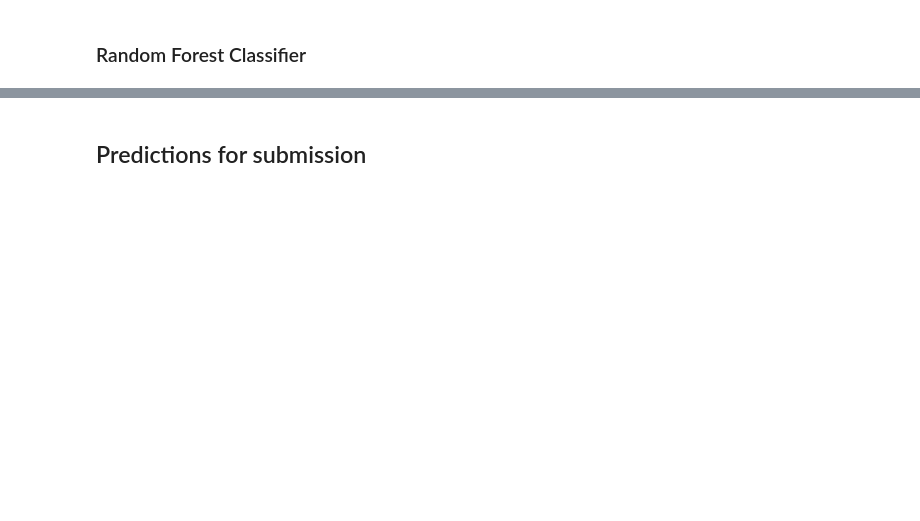
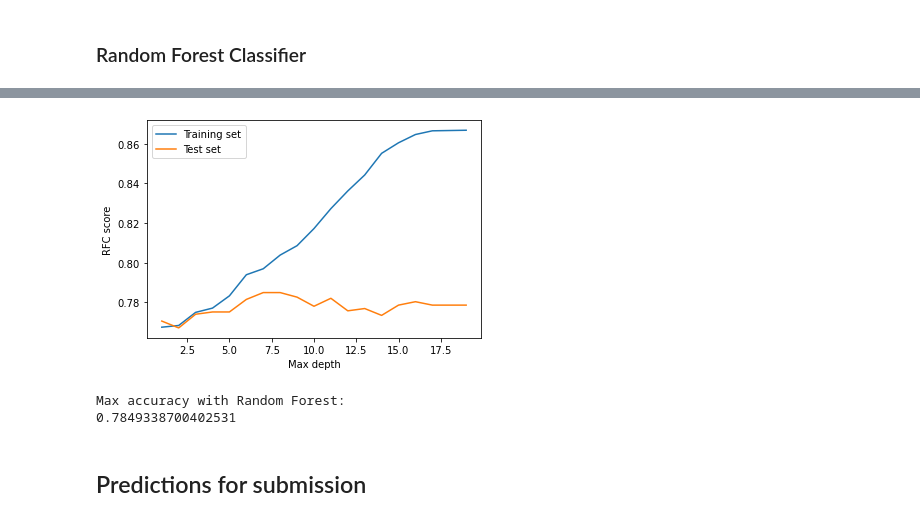
Before and after one commit to cseilcseil/spaceship-titanic, a Jupyter notebook: spaceship_titanic.ipynb, the cells around one changed output, grey strips where cells are left out. Drawn from its saved outputs; the diff is of its cells as text; code cells hidden in the pictures; blank space fills up the shorter version.

```diff
--- a/spaceship_titanic.ipynb
+++ b/spaceship_titanic.ipynb
@@ -263,22 +299,26 @@ plt.show()
 # %%
 rfc_scores_train = []
 rfc_scores_test = []
 
 for d in range(1,20):
-    rfc = RandomForestClassifier(n_estimators = 150, max_depth = d).fit(X_train,y_train)
+    rfc = RandomForestClassifier(n_estimators = 70, max_depth = d).fit(X_train,y_train)
     rfc_scores_train.append(rfc.score(X_train,y_train))
     rfc_scores_test.append(rfc.score(X_test,y_test))
 
 plt.figure(3)
 plt.plot(range(1,20),rfc_scores_train)
 plt.plot(range(1,20),rfc_scores_test)
 plt.xlabel('Max depth')
 plt.ylabel('RFC score')
 plt.legend(['Training set','Test set'])
 plt.show()
 
 print('Max accuracy with Random Forest:')
 print(max(rfc_scores_test))
+# %% [output]
+[figure, added]
+Max accuracy with Random Forest:
+0.7849338700402531
 # %% [markdown]
 ## Predictions for submission
 # %%
```
Also changed, not shown: parts of 6 cells of this notebook.
